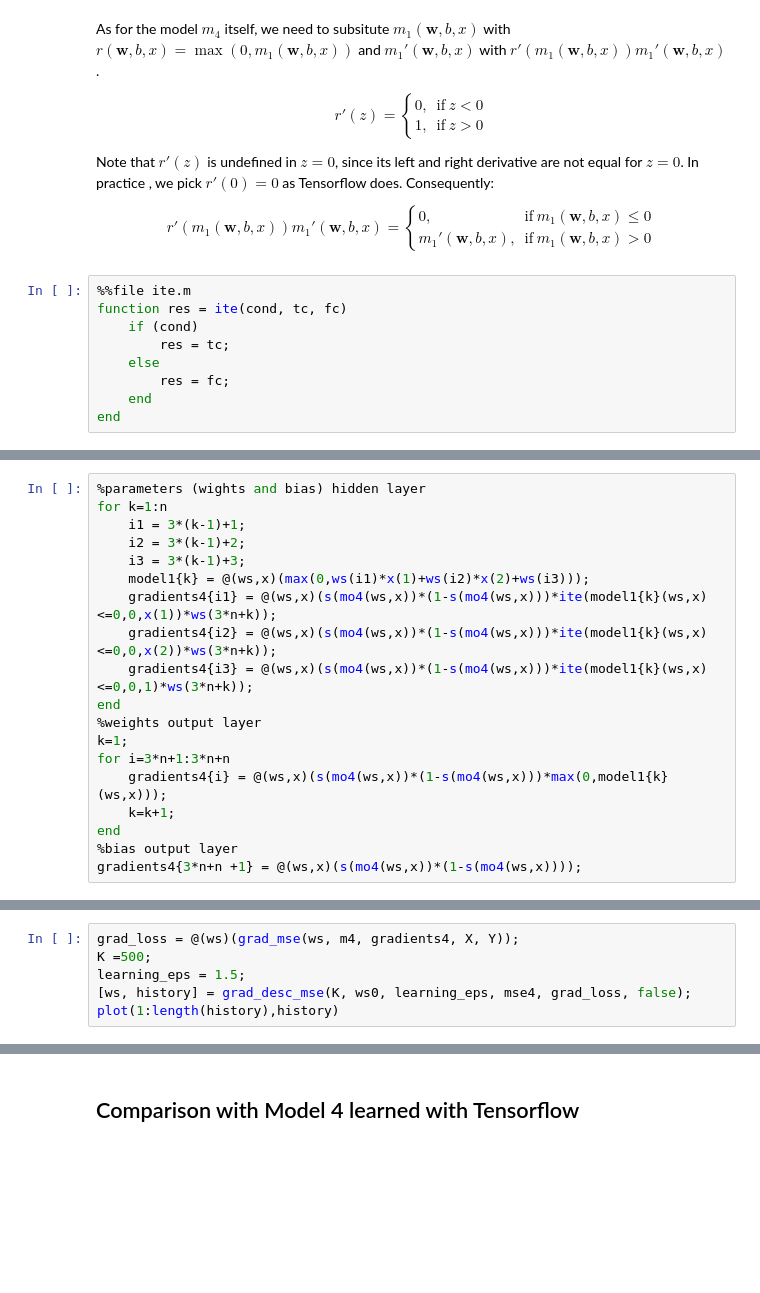
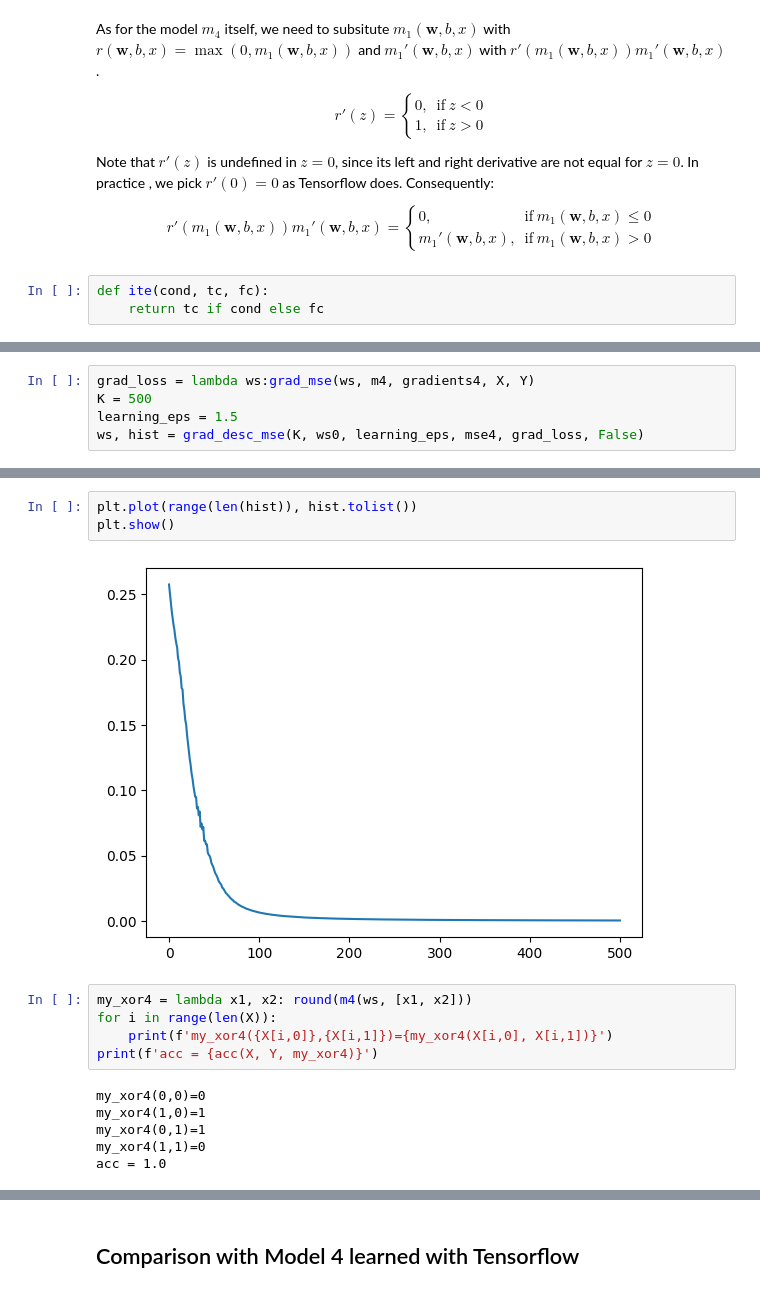
Before and after one commit to gundermann/DML_notebooks, a Jupyter notebook: assignments/assignment5 - Learn an XOR Neural Network using gradient-based optimization.ipynb, the cells around one changed output, grey strips where cells are left out. Cells and saved outputs as stored; diff of their text form; blank space fills up the shorter version.

```diff
--- a/assignments/assignment5 - Learn an XOR Neural Network using gradient-based optimization.ipynb
+++ b/assignments/assignment5 - Learn an XOR Neural Network using gradient-based optimization.ipynb
@@ -528,11 +575,5 @@ $$r'(m_1(\mathbf w,b,x))m_1'(\mathbf w,b,x) = \begin{cases}
 \end{cases}
 $$
 # %%
-%%file ite.m
-function res = ite(cond, tc, fc)
-    if (cond)
-        res = tc;
-    else
-        res = fc;
-    end
-end
+def ite(cond, tc, fc):
+    return tc if cond else fc
@@ -541,19 +579,0 @@ Created file '/Users/wlomsi/Documents/ProjekteUni/Vorlesungen/ML 4DV660+4DV661+4
-# %%
-%parameters (wights and bias) hidden layer
-for k=1:n
-    i1 = 3*(k-1)+1;
-    i2 = 3*(k-1)+2;
-    i3 = 3*(k-1)+3;
-    model1{k} = @(ws,x)(max(0,ws(i1)*x(1)+ws(i2)*x(2)+ws(i3)));
-    gradients4{i1} = @(ws,x)(s(mo4(ws,x))*(1-s(mo4(ws,x)))*ite(model1{k}(ws,x)<=0,0,x(1))*ws(3*n+k));
-    gradients4{i2} = @(ws,x)(s(mo4(ws,x))*(1-s(mo4(ws,x)))*ite(model1{k}(ws,x)<=0,0,x(2))*ws(3*n+k));
-    gradients4{i3} = @(ws,x)(s(mo4(ws,x))*(1-s(mo4(ws,x)))*ite(model1{k}(ws,x)<=0,0,1)*ws(3*n+k));
-end
-%weights output layer
-k=1;
-for i=3*n+1:3*n+n
-    gradients4{i} = @(ws,x)(s(mo4(ws,x))*(1-s(mo4(ws,x)))*max(0,model1{k}(ws,x)));
-    k=k+1;
-end
-%bias output layer
-gradients4{3*n+n +1} = @(ws,x)(s(mo4(ws,x))*(1-s(mo4(ws,x))));
@@ -560,6 +638,5 @@ gradients4{3*n+n +1} = @(ws,x)(s(mo4(ws,x))*(1-s(mo4(ws,x))));
 # %%
-grad_loss = @(ws)(grad_mse(ws, m4, gradients4, X, Y));
-K =500;
-learning_eps = 1.5;
-[ws, history] = grad_desc_mse(K, ws0, learning_eps, mse4, grad_loss, false);
-plot(1:length(history),history)
+grad_loss = lambda ws:grad_mse(ws, m4, gradients4, X, Y)
+K = 500
+learning_eps = 1.5
+ws, hist = grad_desc_mse(K, ws0, learning_eps, mse4, grad_loss, False)
@@ -586,0 +643,16 @@ a =
+# %%
+plt.plot(range(len(hist)), hist.tolist())
+plt.show()
+# %% [output]
+[figure, added]
+# %%
+my_xor4 = lambda x1, x2: round(m4(ws, [x1, x2]))
+for i in range(len(X)):
+    print(f'my_xor4({X[i,0]},{X[i,1]})={my_xor4(X[i,0], X[i,1])}')
+print(f'acc = {acc(X, Y, my_xor4)}')
+# %% [output]
+my_xor4(0,0)=0
+my_xor4(1,0)=1
+my_xor4(0,1)=1
+my_xor4(1,1)=0
+acc = 1.0
```
Also changed, not shown: parts of 24 cells of this notebook.
